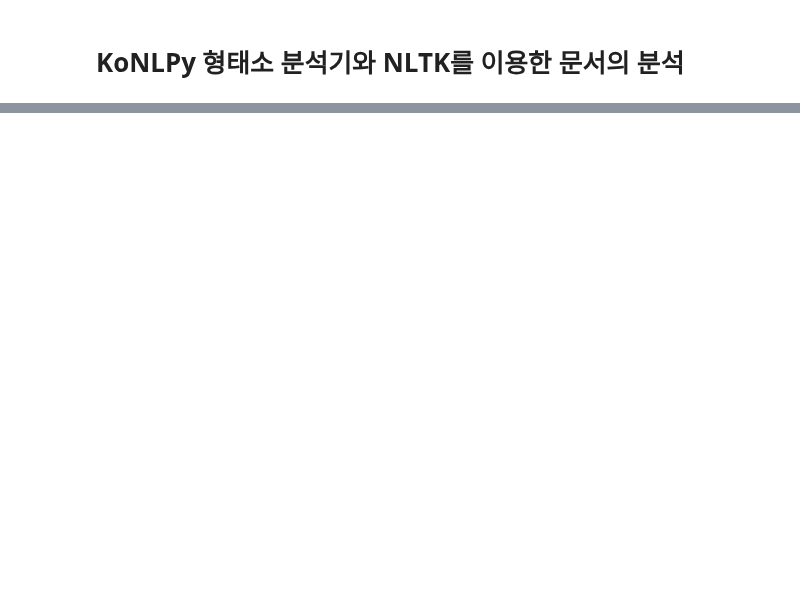
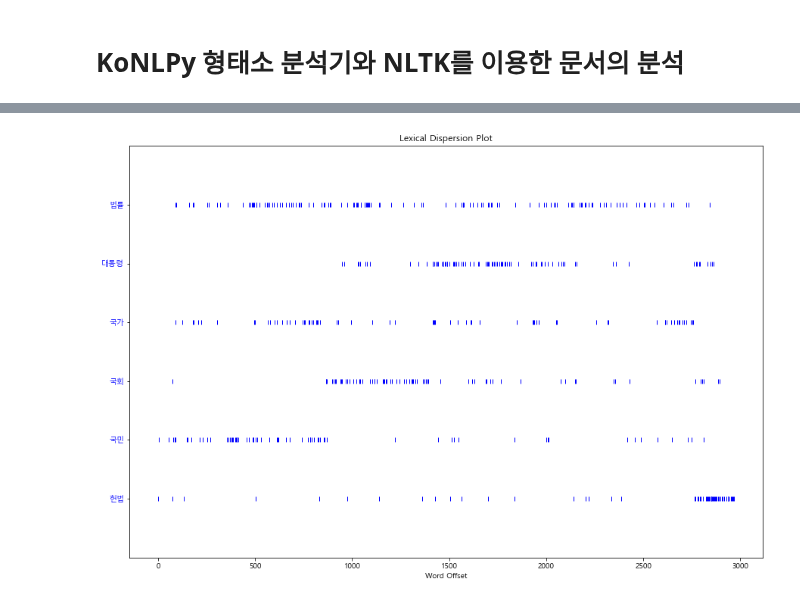
Before and after one commit to mein0121/Python_JupyterNotebook, a Jupyter notebook: 07.텍스트분석/02_KoNLPy.ipynb, the cells around one changed output, grey strips where cells are left out. Cells and saved outputs as stored; diff of their text form; code cells hidden in the pictures; blank space fills up the shorter version.

```diff
--- a/07.텍스트분석/02_KoNLPy.ipynb
+++ b/07.텍스트분석/02_KoNLPy.ipynb
@@ -64,0 +424,5 @@ txt = 'KoNLPy는 한국어 정보처리를 위한 파이썬 패키지입니다.
+# %%
+plt.figure(figsize=(15,10))
+text.dispersion_plot(['법률','대통령','국가','국회','국민','헌법'])
+# %% [output]
+[figure, added]
```
Also changed, not shown: parts of 58 cells of this notebook, 1 other file.
